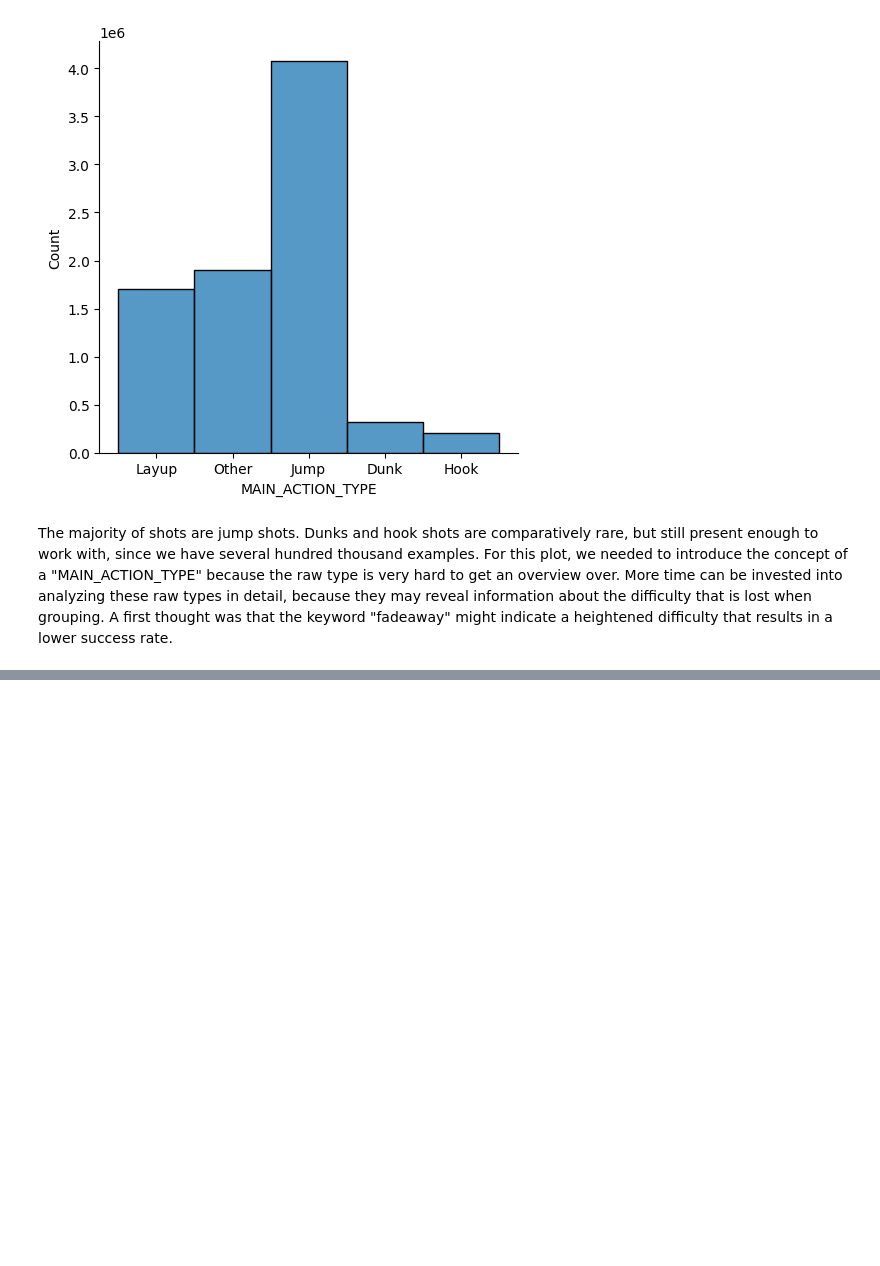
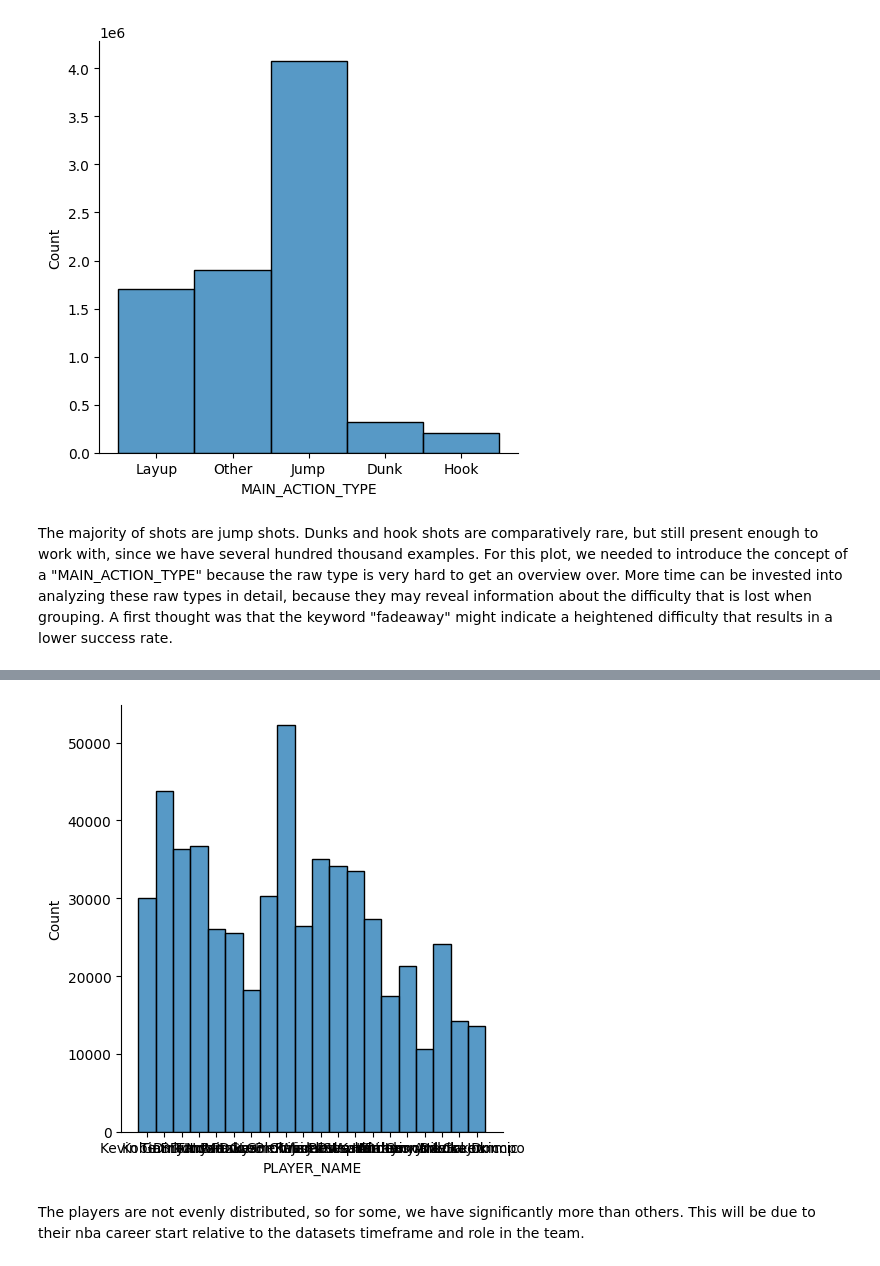
Before and after one commit to ds-training-nba/nba_shot_predictions, a Jupyter notebook: notebooks/distributions.ipynb, the cells around one changed output, grey strips where cells are left out. Saved outputs shown, nothing was run; the diff lists cells and outputs as text; code cells hidden in the pictures; blank space fills up the shorter version.

```diff
--- a/notebooks/distributions.ipynb
+++ b/notebooks/distributions.ipynb
@@ -27,0 +38,6 @@ The majority of shots are jump shots. Dunks and hook shots are comparatively rar
+# %%
+sns.displot(df_filtered_by_players['PLAYER_NAME']);
+# %% [output]
+[figure, added]
+# %% [markdown]
+The players are not evenly distributed, so for some, we have significantly more than others. This will be due to their nba career start relative to the datasets timeframe and role in the team.
```
Also changed, not shown: parts of 3 cells of this notebook, 2 other files.
